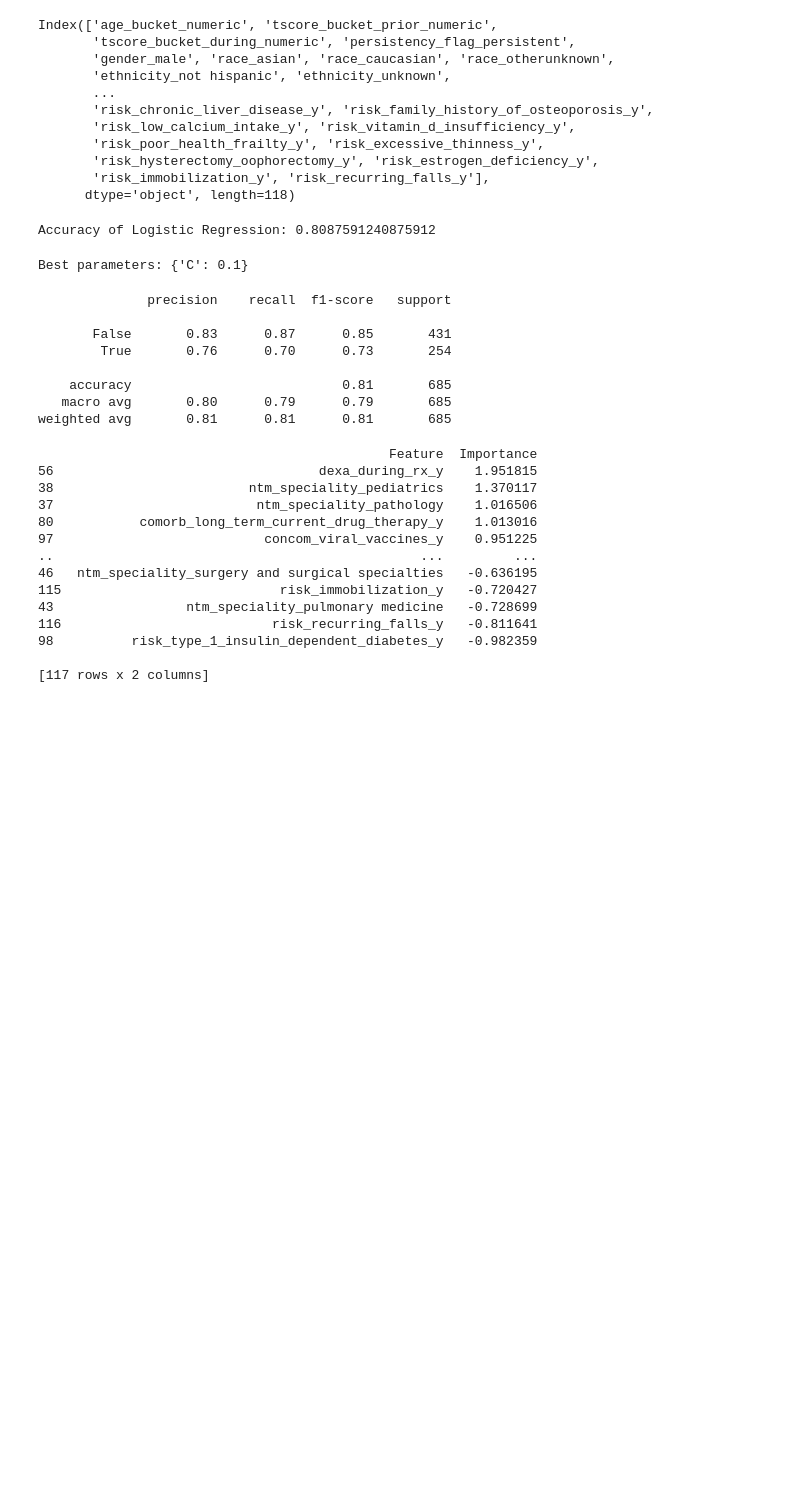
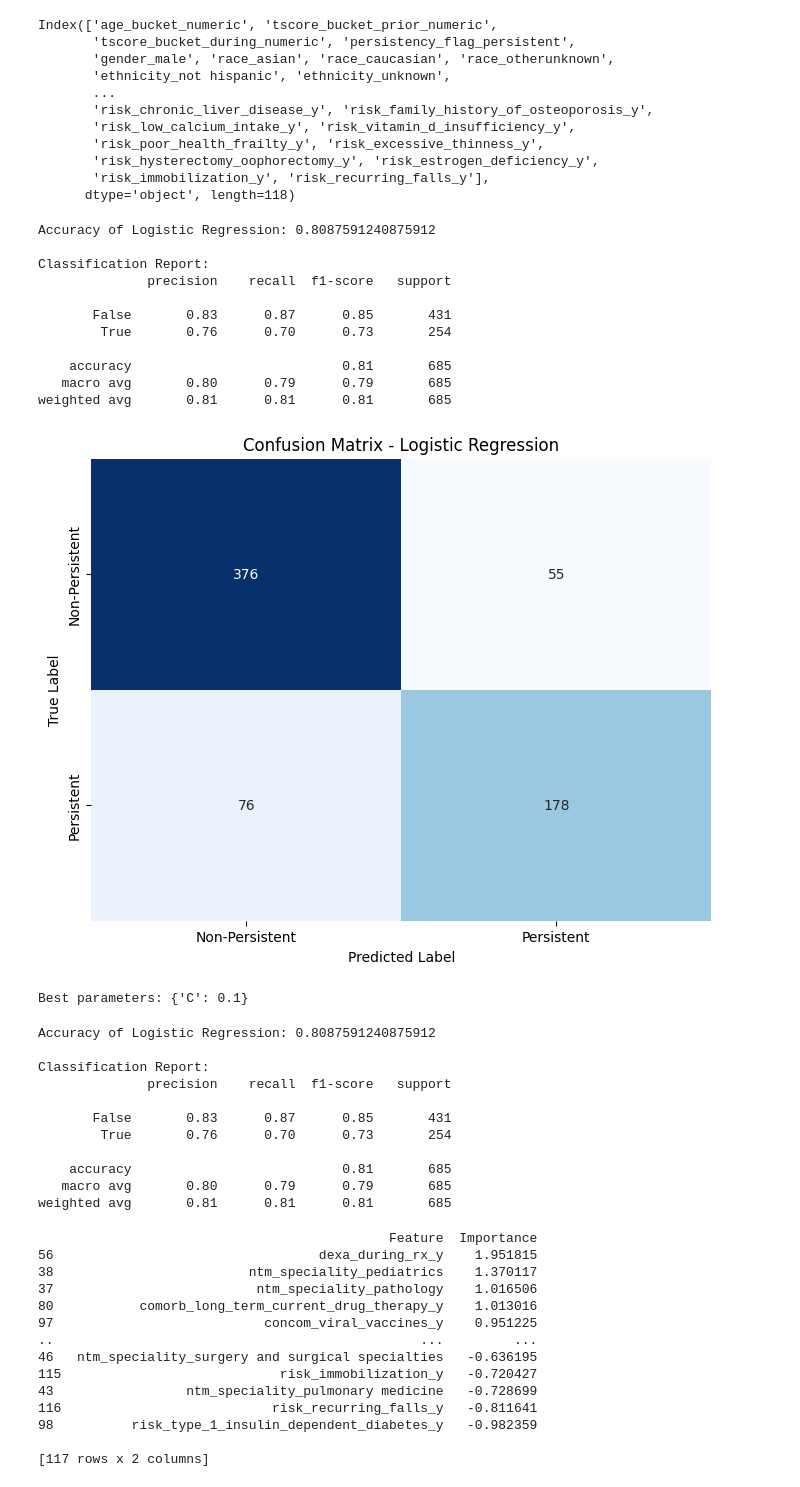
Before and after one commit to shuyi95/HealthcareDrugPersistancy, a Jupyter notebook: healthcare_week9-12.ipynb, the cells around one changed output. Drawn from its saved outputs; the diff is of its cells as text; code cells hidden in the pictures; blank space fills up the shorter version.

```diff
--- a/healthcare_week9-12.ipynb
+++ b/healthcare_week9-12.ipynb
@@ -645,32 +645,62 @@ Index(['age_bucket_numeric', 'tscore_bucket_prior_numeric',
        'risk_immobilization_y', 'risk_recurring_falls_y'],
       dtype='object', length=118)
 # %%
+from sklearn.metrics import classification_report, confusion_matrix, accuracy_score
+
 # X: Features, drop 'persistency_flag_persistent' from features
 X = df_encoded.drop(columns=['persistency_flag_persistent'])
 
 # y: Target variable
 y = df_encoded['persistency_flag_persistent']
 
 # Train the logistic regression model
 from sklearn.model_selection import train_test_split
 from sklearn.linear_model import LogisticRegression
 from sklearn.metrics import accuracy_score
 
 # Train-test split
 X_train, X_test, y_train, y_test = train_test_split(X, y, test_size=0.2, random_state=42)
 
 # Logistic Regression model
 logistic_model = LogisticRegression(max_iter=1000)
 logistic_model.fit(X_train, y_train)
 
 # Predictions
 y_pred = logistic_model.predict(X_test)
 
 # Accuracy
 accuracy = accuracy_score(y_test, y_pred)
 print("Accuracy of Logistic Regression:", accuracy)
+
+# Detailed Classification Report
+print("\nClassification Report:")
+print(classification_report(y_test, y_pred))
+
+# Confusion Matrix
+conf_matrix = confusion_matrix(y_test, y_pred)
+
+# Plotting the Confusion Matrix as a Heatmap
+plt.figure(figsize=(8, 6))
+sns.heatmap(conf_matrix, annot=True, fmt="d", cmap="Blues", cbar=False,
+            xticklabels=['Non-Persistent', 'Persistent'],
+            yticklabels=['Non-Persistent', 'Persistent'])
+plt.xlabel("Predicted Label")
+plt.ylabel("True Label")
+plt.title("Confusion Matrix - Logistic Regression")
+plt.show()
 # %% [output]
 Accuracy of Logistic Regression: 0.8087591240875912
+
+Classification Report:
+              precision    recall  f1-score   support
+
+       False       0.83      0.87      0.85       431
+        True       0.76      0.70      0.73       254
+
+    accuracy                           0.81       685
+   macro avg       0.80      0.79      0.79       685
+weighted avg       0.81      0.81      0.81       685
+[figure, added]
 # %%
 from sklearn.preprocessing import StandardScaler
 
@@ -693,8 +723,17 @@ Best parameters: {'C': 0.1}
 # %%
 from sklearn.metrics import classification_report
 
+# Accuracy
+accuracy = accuracy_score(y_test, y_pred)
+print("Accuracy of Logistic Regression:", accuracy)
+
+# Detailed Classification Report
+print("\nClassification Report:")
 print(classification_report(y_test, y_pred))
 # %% [output]
+Accuracy of Logistic Regression: 0.8087591240875912
+
+Classification Report:
               precision    recall  f1-score   support
 
        False       0.83      0.87      0.85       431
```
Also changed, not shown: parts of 3 cells of this notebook, 4 other files.
